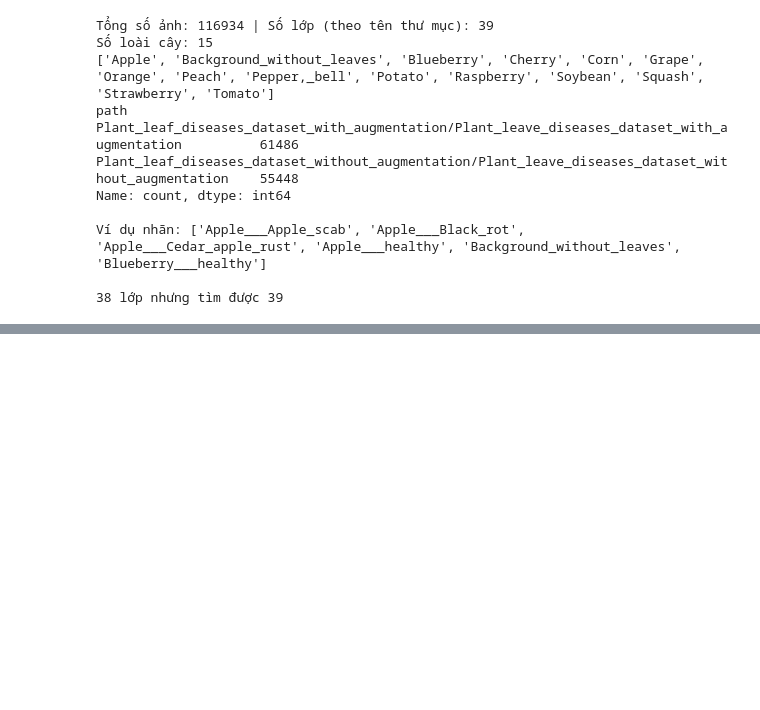
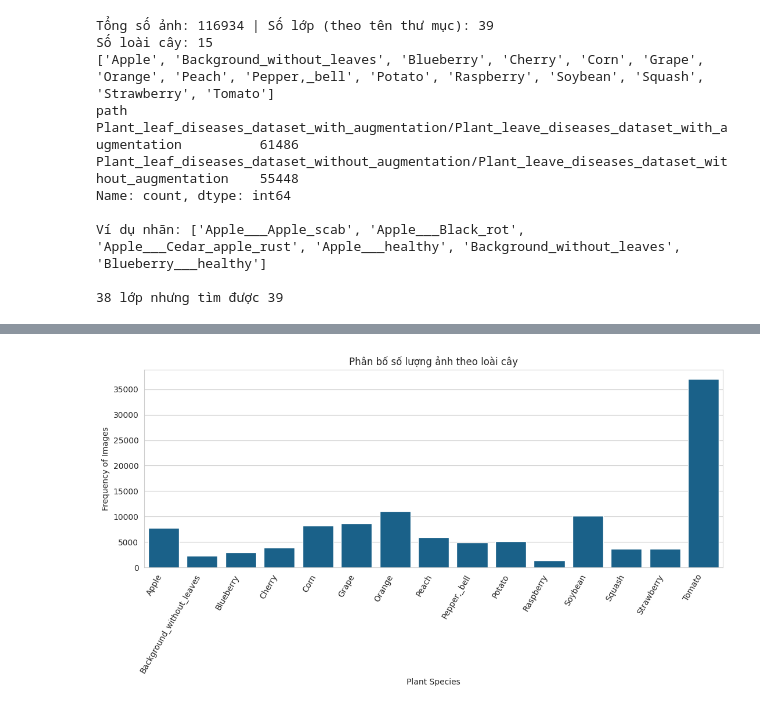
Before and after one commit to doanxuantuong/PlantLeafDiseaseClassification, a Jupyter notebook: Plant_Leaf_Disease_Classification.ipynb, the cells around one changed output, grey strips where cells are left out. Saved outputs shown, nothing was run; the diff lists cells and outputs as text; code cells hidden in the pictures; blank space fills up the shorter version.

```diff
--- a/Plant_Leaf_Disease_Classification.ipynb
+++ b/Plant_Leaf_Disease_Classification.ipynb
@@ -166,0 +275,17 @@ Ví dụ nhãn: ['Apple___Apple_scab', 'Apple___Black_rot', 'Apple___Cedar_apple
+# %%
+# Biểu đồ cột đứng theo loài cây
+plant_stats = (df.groupby("plant").size().reset_index(name="count").sort_values("plant"))
+
+plt.figure(figsize=(11, 6))
+
+sns.barplot(data=plant_stats,x="plant",y="count",color="#08669B")
+
+plt.title("Phân bố số lượng ảnh theo loài cây")
+plt.xlabel("Plant Species")
+plt.ylabel("Frequency of Images")
+plt.xticks(rotation=60, ha="right")
+
+plt.tight_layout()
+plt.show()
+# %% [output]
+[figure, added]
```
Also changed, not shown: parts of 5 cells of this notebook.
